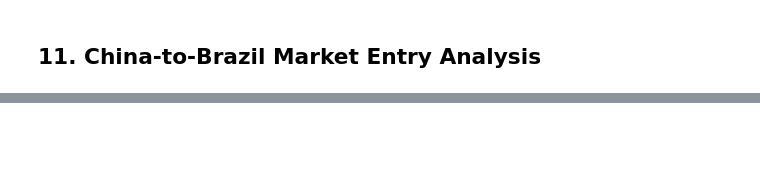
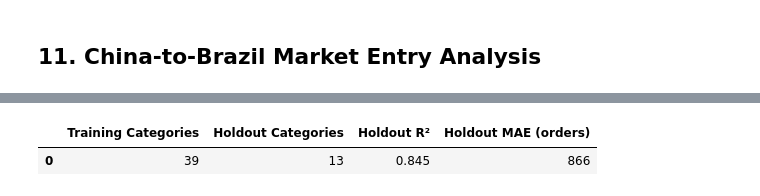
Before and after one commit to Observl/BigDataAnalysisPortfolio, a Jupyter notebook: Brazilian E-Commerce Analysis/Brazil EC.ipynb, the cells around one changed output, grey strips where cells are left out. Drawn from its saved outputs; the diff is of its cells as text; code cells hidden in the pictures; blank space fills up the shorter version.

```diff
--- a/Brazilian E-Commerce Analysis/Brazil EC.ipynb
+++ b/Brazilian E-Commerce Analysis/Brazil EC.ipynb
@@ -827,0 +1815,87 @@ payment_figure.show()
+# %%
+# Fit a standardized multivariable linear model and evaluate unseen categories.
+random_indices = np.random.default_rng(42).permutation(len(category_model_data))
+split_index = int(0.75 * len(random_indices))
+train_indices, test_indices = random_indices[:split_index], random_indices[split_index:]
+raw_features = category_model_data[entry_model_features].to_numpy(dtype=float)
+target_log_orders = category_model_data["log_orders"].to_numpy(dtype=float)
+feature_center = raw_features[train_indices].mean(axis=0)
+feature_scale = raw_features[train_indices].std(axis=0, ddof=0)
+feature_scale = np.where(feature_scale == 0, 1, feature_scale)
+standardized_features = (raw_features - feature_center) / feature_scale
+model_design = np.column_stack([np.ones(len(category_model_data)), standardized_features])
+train_design, test_design = model_design[train_indices], model_design[test_indices]
+train_target, test_target = target_log_orders[train_indices], target_log_orders[test_indices]
+entry_coefficients = np.linalg.lstsq(train_design, train_target, rcond=None)[0]
+train_fitted = train_design @ entry_coefficients
+test_fitted = test_design @ entry_coefficients
+test_r_squared = 1 - np.sum((test_target - test_fitted) ** 2) / np.sum((test_target - test_target.mean()) ** 2)
+test_mae_orders = np.mean(np.abs(np.expm1(test_target) - np.maximum(np.expm1(test_fitted), 0)))
+
+residual_degrees = len(train_target) - train_design.shape[1]
+residual_variance = np.sum((train_target - train_fitted) ** 2) / residual_degrees
+coefficient_standard_errors = np.sqrt(
+    np.diag(residual_variance * np.linalg.pinv(train_design.T @ train_design))
+)
+coefficient_margins = student_t.ppf(0.975, residual_degrees) * coefficient_standard_errors
+coefficient_summary = pd.DataFrame({
+    "feature": entry_model_features,
+    "standardized_coefficient": entry_coefficients[1:],
+    "ci_low": entry_coefficients[1:] - coefficient_margins[1:],
+    "ci_high": entry_coefficients[1:] + coefficient_margins[1:],
+})
+feature_labels = {
+    "log_median_price": "Median price (log)",
+    "freight_to_price_ratio": "Freight / price",
+    "log_unique_sellers": "Seller count (log)",
+    "seller_hhi": "Seller concentration",
+    "average_review_score": "Mean review score",
+}
+coefficient_summary["label"] = coefficient_summary["feature"].map(feature_labels)
+coefficient_summary = coefficient_summary.sort_values("standardized_coefficient")
+
+entry_fit_figure = make_subplots(
+    rows=1, cols=2, column_widths=[0.50, 0.50], horizontal_spacing=0.16,
+    subplot_titles=("Held-Out Category Fit", "Standardized Coefficients and 95% CIs"),
+)
+entry_fit_figure.add_trace(go.Scatter(
+    x=test_target, y=test_fitted, mode="markers",
+    marker={"color": "#2563EB", "size": 10},
+    hovertext=category_model_data.iloc[test_indices]["category_name"],
+    hovertemplate="<b>%{hovertext}</b><br>Observed log orders: %{x:.2f}<br>Fitted log orders: %{y:.2f}<extra></extra>",
+    showlegend=False,
+), row=1, col=1)
+reference_limits = [
+    min(test_target.min(), test_fitted.min()),
+    max(test_target.max(), test_fitted.max()),
+]
+entry_fit_figure.add_trace(go.Scatter(
+    x=reference_limits, y=reference_limits, mode="lines",
+    line={"color": "#64748B", "dash": "dash"}, hoverinfo="skip", showlegend=False,
+), row=1, col=1)
+entry_fit_figure.add_trace(go.Scatter(
+    x=coefficient_summary["standardized_coefficient"], y=coefficient_summary["label"],
+    mode="markers", marker={"color": "#EA580C", "size": 11},
+    error_x={"type": "data", "array": coefficient_margins[1:][coefficient_summary.index], "visible": True},
+    customdata=coefficient_summary[["ci_low", "ci_high"]].to_numpy(),
+    hovertemplate="<b>%{y}</b><br>Coefficient: %{x:.2f}<br>95% CI: [%{customdata[0]:.2f}, %{customdata[1]:.2f}]<extra></extra>",
+    showlegend=False,
+), row=1, col=2)
+entry_fit_figure.add_vline(x=0, line_color="#64748B", line_dash="dot", row=1, col=2)
+entry_fit_figure.update_xaxes(title_text="Observed log(1 + orders)", row=1, col=1)
+entry_fit_figure.update_yaxes(title_text="Fitted log(1 + orders)", row=1, col=1)
+entry_fit_figure.update_xaxes(title_text="Coefficient per 1 SD Increase", row=1, col=2)
+entry_fit_figure.update_layout(
+    title=f"Exploratory Category Demand Model | Holdout R² = {test_r_squared:.2f}",
+    template="plotly_white", height=570, margin={"l": 75, "r": 55, "t": 95, "b": 75},
+)
+entry_fit_figure.show()
+display(pd.DataFrame([{
+    "Training Categories": len(train_indices),
+    "Holdout Categories": len(test_indices),
+    "Holdout R²": round(test_r_squared, 3),
+    "Holdout MAE (orders)": round(test_mae_orders),
+}]))
+# %% [output]
+|  | Training Categories | Holdout Categories | Holdout R² | Holdout MAE (orders) |
+| 0 | 39 | 13 | 0.845 | 866 |
```
Also changed, not shown: parts of 56 cells of this notebook, 49 other files.
